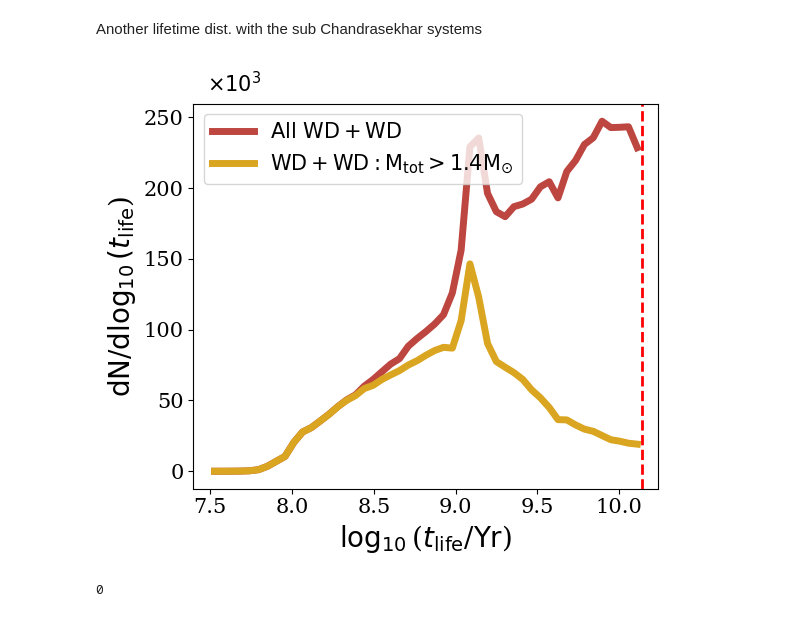
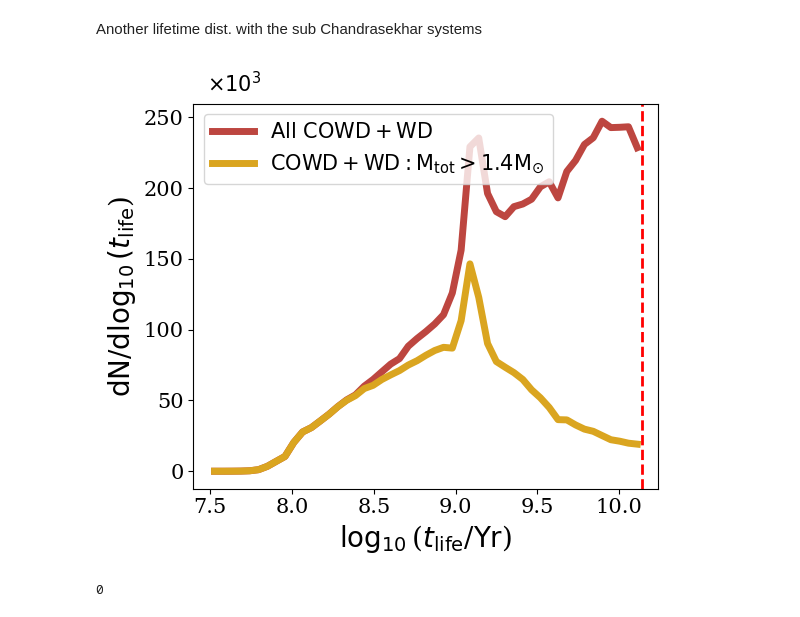
Before and after one commit to melanie-santiago26/research_work, a Jupyter notebook: making_figures/WD_WD_postprocessing.ipynb, the cells around one changed output. Saved outputs shown, nothing was run; the diff lists cells and outputs as text; code cells hidden in the pictures.

Commit message:
updated plots

```diff
--- a/making_figures/WD_WD_postprocessing.ipynb
+++ b/making_figures/WD_WD_postprocessing.ipynb
@@ -833,37 +838,37 @@ hist_all, bin_edges_all = np.histogram(time_life_log_all, weights=SP_COWD_data['
 center_bins_all = (bin_edges_all[:-1] + bin_edges_all[1:])/2
 bin_width_all = np.diff(bin_edges_all)
 
-plt.plot(center_bins_all,(hist_all/bin_width_all)*1e-3,color='#BD4640',lw=5, label=r'$\mathrm{All}$ $\mathrm{WD+WD}$')
+plt.plot(center_bins_all,(hist_all/bin_width_all)*1e-3,color='#BD4640',lw=5, label=r'$\mathrm{All}$ $\mathrm{COWD+WD}$')
 
 
 ## sub-chandrasekhar systems
 time_life_log = np.log10(SP_COWD_data_chandra_better['Time']*(1e6))
 hist, bin_edges = np.histogram(time_life_log, weights=SP_COWD_data_chandra_better['mixture_weight'],bins=np.linspace(7.5,np.log10(age_universe),50))
 center_bins = (bin_edges[:-1] + bin_edges[1:])/2
 bin_width = np.diff(bin_edges)
 
-plt.plot(center_bins,(hist/bin_width)*1e-3,color='goldenrod',lw=5, label=r'$\mathrm{WD+WD: M_{tot} > 1.4 M_{\odot}}$')
+plt.plot(center_bins,(hist/bin_width)*1e-3,color='goldenrod',lw=5, label=r'$\mathrm{COWD+WD: M_{tot} > 1.4 M_{\odot}}$')
 # plt.step(center_bins,hist/bin_width,where='mid')
 
 plt.text(0.03, 1.03, r'$\times 10^3$', fontsize = 15,  transform = ax.transAxes)
 
 plt.xlabel(r"$\log_{10}$($t_{\mathrm{life}}$/$\mathrm{Yr}$)",fontsize=20)
 # plt.yscale('log')
 # plt.xlim(0,15e9)
 # plt.ylim(1e-1,1e3)
 plt.ylabel(r"$\mathrm{dN}$/$\mathrm{d}\log_{10}(t_{\mathrm{life}}$)",fontsize=20)
 plt.xticks(fontsize=15)
 plt.yticks(fontsize=15)
 
 
 plt.axvline(np.log10(age_universe), color='r', linestyle='--', linewidth=2)#,label='Hubble Time')
 # plt.text(1.15, 10**4.5, "Chandrasekhar Limit", fontsize=10)
 plt.legend(fontsize=15)
 
 ## save figure:
-# plt.savefig("lifetime_distributions.pdf",bbox_inches='tight',pad_inches=0.1)
+# plt.savefig("lifetime_distributions_COWD.pdf",bbox_inches='tight',pad_inches=0.1)
 # %% [output]
-[figure, old version]
+[figure, new version]
 # %%
 ## seeing which systems have lifetimes larger than the age of the universe
 small_life_bool = SP_WDWD_data_sb_chandra['Time']*(1e6) > 13.7e9
```
Also changed, not shown: parts of 11 cells of this notebook, 2 other files.
